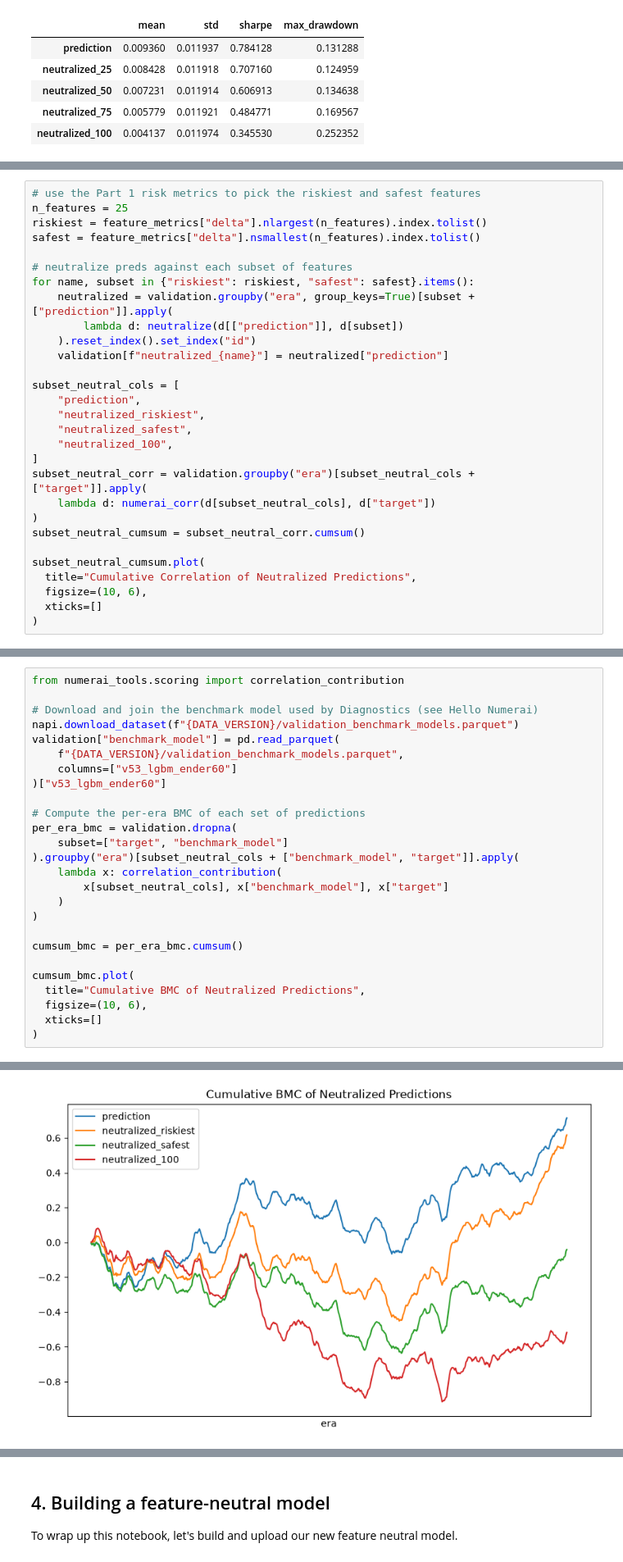
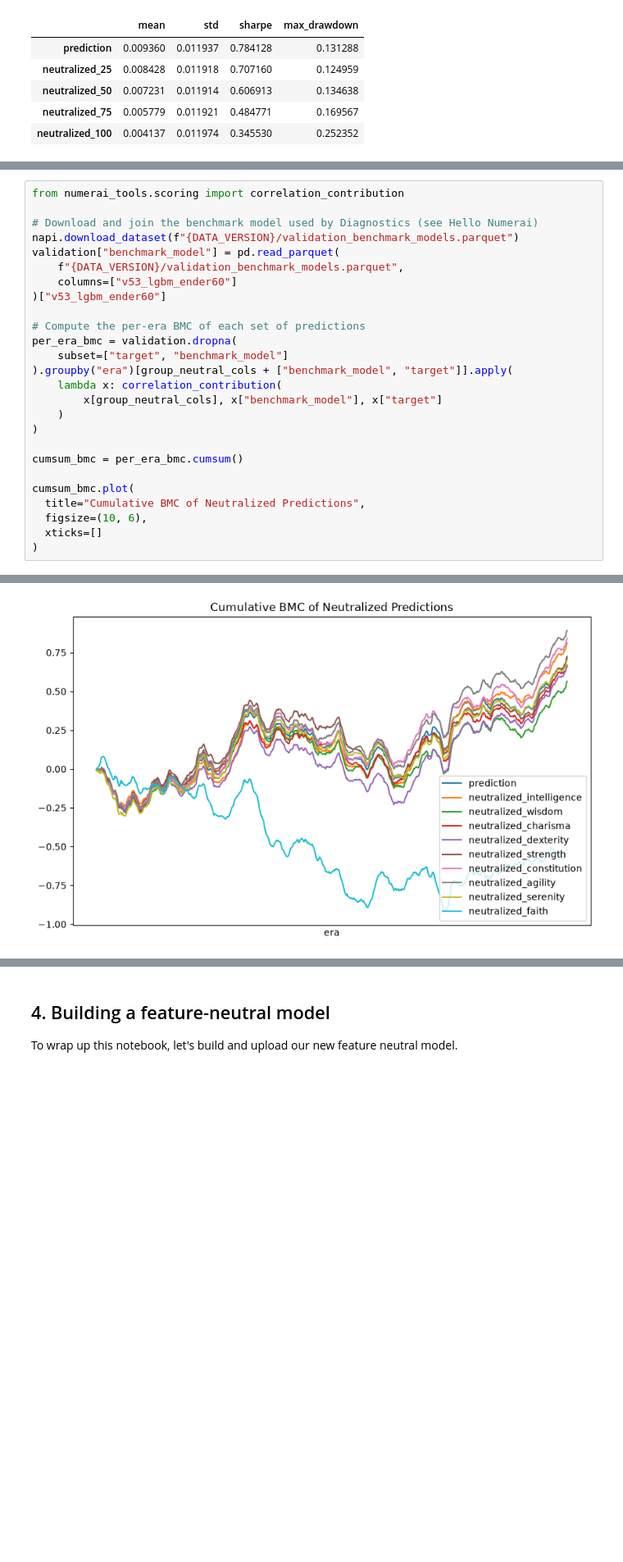
Before and after one commit to numerai/example-scripts, a Jupyter notebook: numerai/feature_neutralization.ipynb, the cells around one changed output, grey strips where cells are left out. Shown at 82% size. Saved outputs shown, nothing was run; the diff lists cells and outputs as text; blank space fills up the shorter version.

```diff
--- a/numerai/feature_neutralization.ipynb
+++ b/numerai/feature_neutralization.ipynb
@@ -582,29 +597,0 @@ If the risk metrics mean anything, neutralizing away just the riskiest features
-# %%
-# use the Part 1 risk metrics to pick the riskiest and safest features
-n_features = 25
-riskiest = feature_metrics["delta"].nlargest(n_features).index.tolist()
-safest = feature_metrics["delta"].nsmallest(n_features).index.tolist()
-
-# neutralize preds against each subset of features
-for name, subset in {"riskiest": riskiest, "safest": safest}.items():
-    neutralized = validation.groupby("era", group_keys=True)[subset + ["prediction"]].apply(
-        lambda d: neutralize(d[["prediction"]], d[subset])
-    ).reset_index().set_index("id")
-    validation[f"neutralized_{name}"] = neutralized["prediction"]
-
-subset_neutral_cols = [
-    "prediction",
-    "neutralized_riskiest",
-    "neutralized_safest",
-    "neutralized_100",
-]
-subset_neutral_corr = validation.groupby("era")[subset_neutral_cols + ["target"]].apply(
-    lambda d: numerai_corr(d[subset_neutral_cols], d["target"])
-)
-subset_neutral_cumsum = subset_neutral_corr.cumsum()
-
-subset_neutral_cumsum.plot(
-  title="Cumulative Correlation of Neutralized Predictions",
-  figsize=(10, 6),
-  xticks=[]
-)
@@ -628,9 +668,9 @@ validation["benchmark_model"] = pd.read_parquet(
 # Compute the per-era BMC of each set of predictions
 per_era_bmc = validation.dropna(
     subset=["target", "benchmark_model"]
-).groupby("era")[subset_neutral_cols + ["benchmark_model", "target"]].apply(
+).groupby("era")[group_neutral_cols + ["benchmark_model", "target"]].apply(
     lambda x: correlation_contribution(
-        x[subset_neutral_cols], x["benchmark_model"], x["target"]
+        x[group_neutral_cols], x["benchmark_model"], x["target"]
     )
 )
 
@@ -647,2 +687,2 @@ cumsum_bmc.plot(
 <Axes: title={'center': 'Cumulative BMC of Neutralized Predictions'}, xlabel='era'>
-[figure, old version]
+[figure, new version]
```
Also changed, not shown: parts of 19 cells of this notebook.
